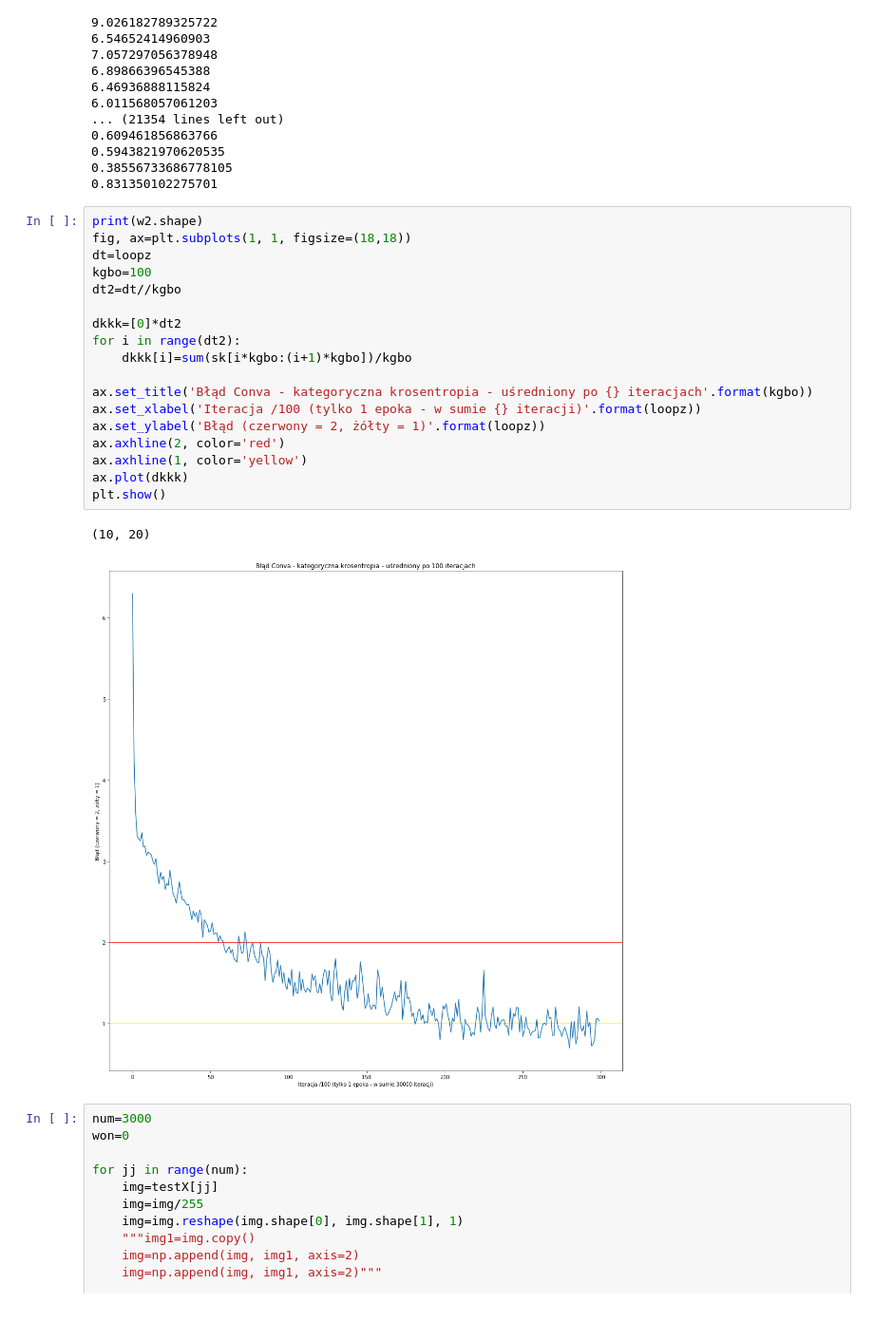
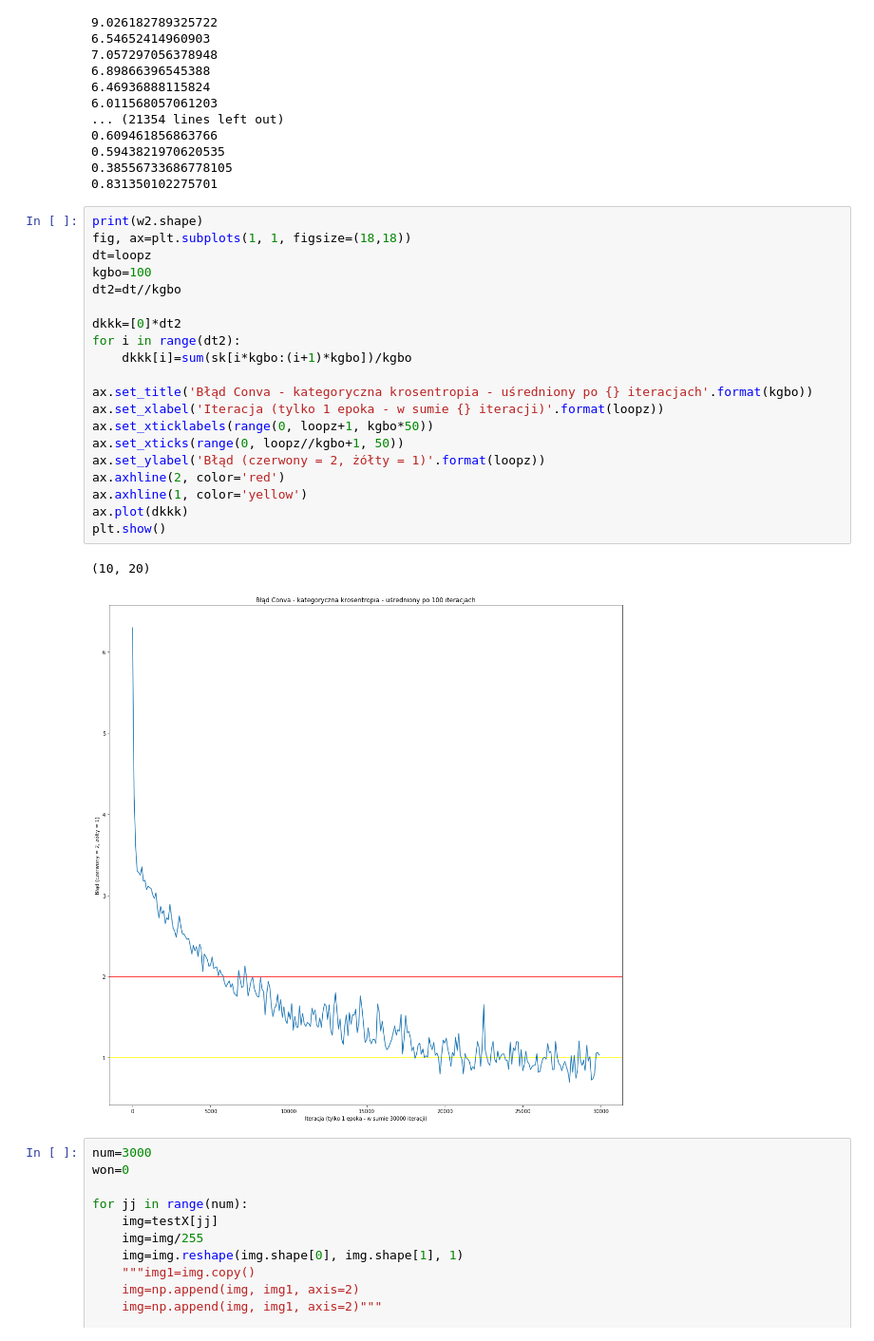
Before and after one commit to JonothorDarry/MaszynLyrn, a Jupyter notebook: Conv NN.ipynb, the cells around one changed output. Shown at 95% size. Saved outputs shown, nothing was run; the diff lists cells and outputs as text.

```diff
--- a/Conv NN.ipynb
+++ b/Conv NN.ipynb
@@ -299,24 +299,26 @@ print(s4)
 # %%
 print(w2.shape)
 fig, ax=plt.subplots(1, 1, figsize=(18,18))
 dt=loopz
 kgbo=100
 dt2=dt//kgbo
 
 dkkk=[0]*dt2
 for i in range(dt2):
     dkkk[i]=sum(sk[i*kgbo:(i+1)*kgbo])/kgbo
 
 ax.set_title('Błąd Conva - kategoryczna krosentropia - uśredniony po {} iteracjach'.format(kgbo))
-ax.set_xlabel('Iteracja /100 (tylko 1 epoka - w sumie {} iteracji)'.format(loopz))
+ax.set_xlabel('Iteracja (tylko 1 epoka - w sumie {} iteracji)'.format(loopz))
+ax.set_xticklabels(range(0, loopz+1, kgbo*50))
+ax.set_xticks(range(0, loopz//kgbo+1, 50))
 ax.set_ylabel('Błąd (czerwony = 2, żółty = 1)'.format(loopz))
 ax.axhline(2, color='red')
 ax.axhline(1, color='yellow')
 ax.plot(dkkk)
 plt.show()
 # %% [output]
 (10, 20)
-[figure, old version]
+[figure, new version]
 # %%
 num=3000
 won=0
```
